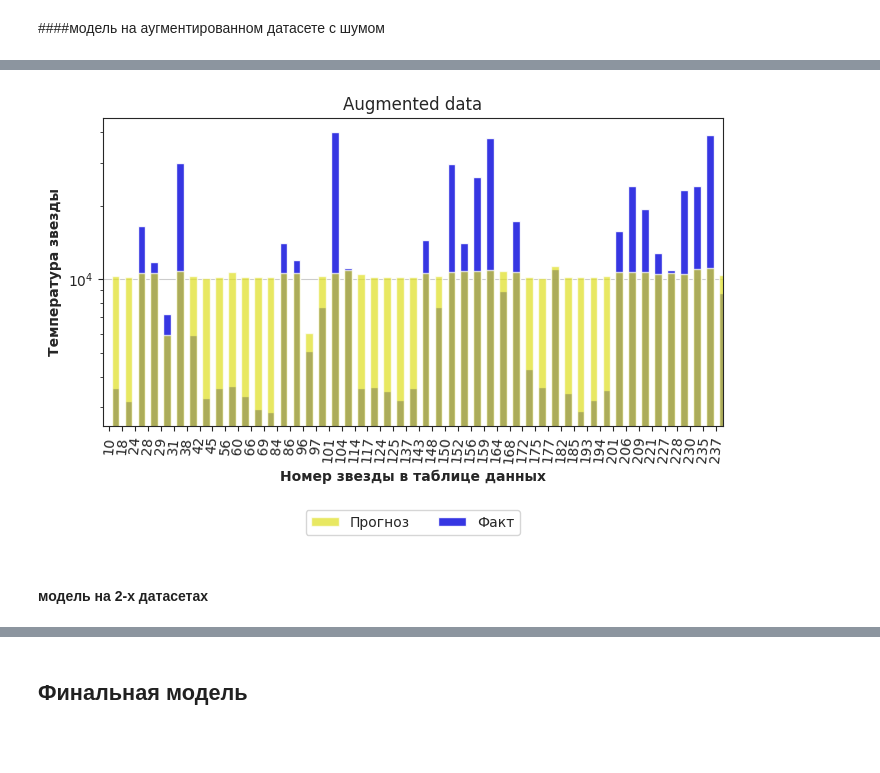
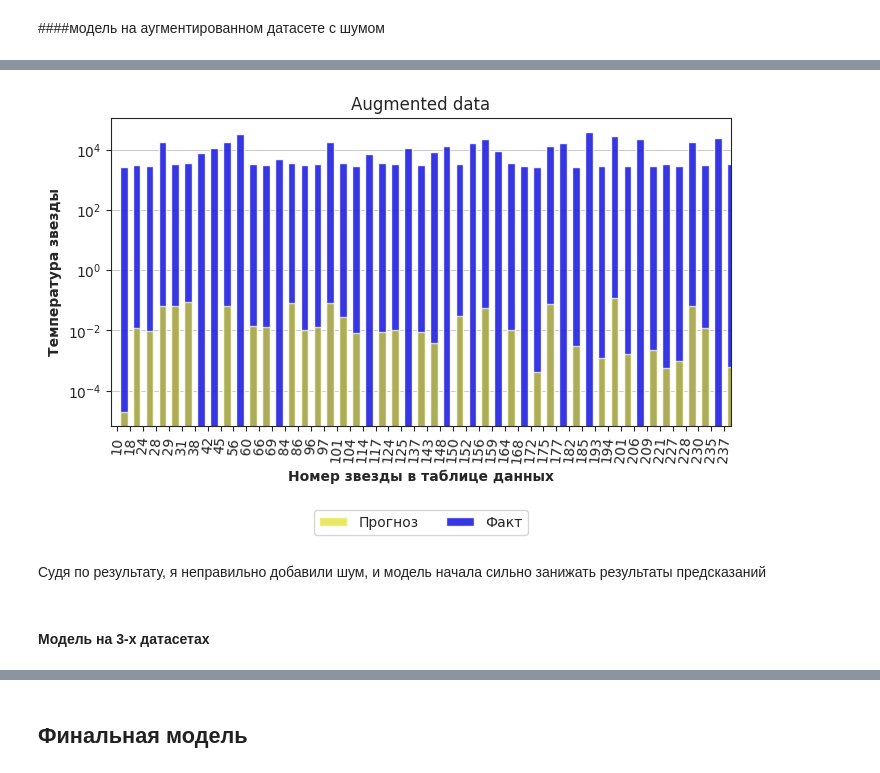
Before and after one commit to AV-BOLT/Masterskaya_2, a Jupyter notebook: нейронные_сети_1.ipynb, the cells around one changed output, grey strips where cells are left out. Cells and saved outputs as stored; diff of their text form; code cells hidden in the pictures; blank space fills up the shorter version.

```diff
--- a/нейронные_сети_1.ipynb
+++ b/нейронные_сети_1.ipynb
@@ -857,5 +894,7 @@ Name: star_color, dtype: float64
+# %%
+data_train = data.drop(index = list(index_drop))
 # %%
-train = synthetic_data
+train = pd.concat([synthetic_data,data_train],ignore_index=True)
 valid = valid
 # %%
 X_train = torch.Tensor(column_transformer.fit_transform(train[X]))
@@ -957,7 +999,7 @@ noise_mean = 0  # Среднее значение шума
 noise_std = 0.05  # Стандартное отклонение шума
 
 for numeric_feature in numeric_features:
-    random_noise = np.random.normal(noise_mean, noise_std, len(data))
+    random_noise = np.random.lognormal(noise_mean, noise_std, len(data))
     augmented_data[numeric_feature] += random_noise
 
     # контролируем разброс min max значений
@@ -1001,7 +1043,7 @@ data.describe()
 # %% [markdown]
 ####модель на аугментированном датасете с шумом
 # %%
-train = augmented_data
+train = pd.concat([augmented_data, data_train], ignore_index=True)
 valid = valid
 # %%
 X_train = torch.Tensor(column_transformer.fit_transform(train[X]))
@@ -1081,7 +1114,9 @@ result
 # %%
-plot(y_test, test_outputs, 'Augmented data')
+plot(y_valid, valid_outputs, 'Augmented data')
 # %% [output]
-[figure, old version]
+[figure, new version]
+# %% [markdown]
+Судя по результату, я неправильно добавили шум, и модель начала сильно занижать результаты предсказаний
 # %% [markdown]
-#### модель на 2-x датасетах
+#### Модель на 3-x датасетах
 # %%
```
Also changed, not shown: parts of 80 cells of this notebook.
